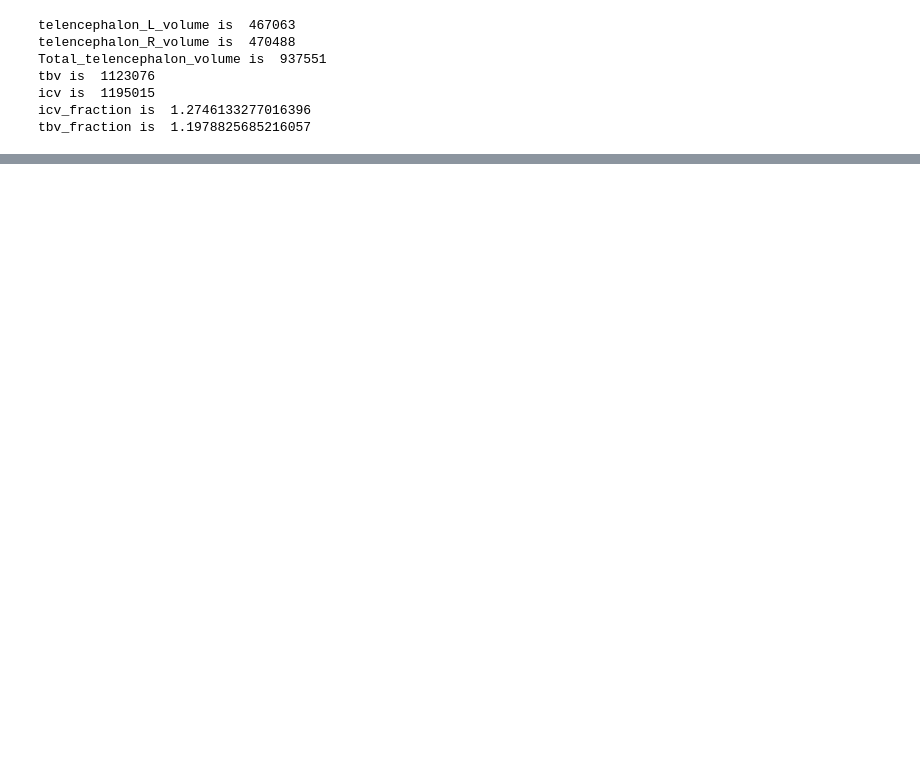
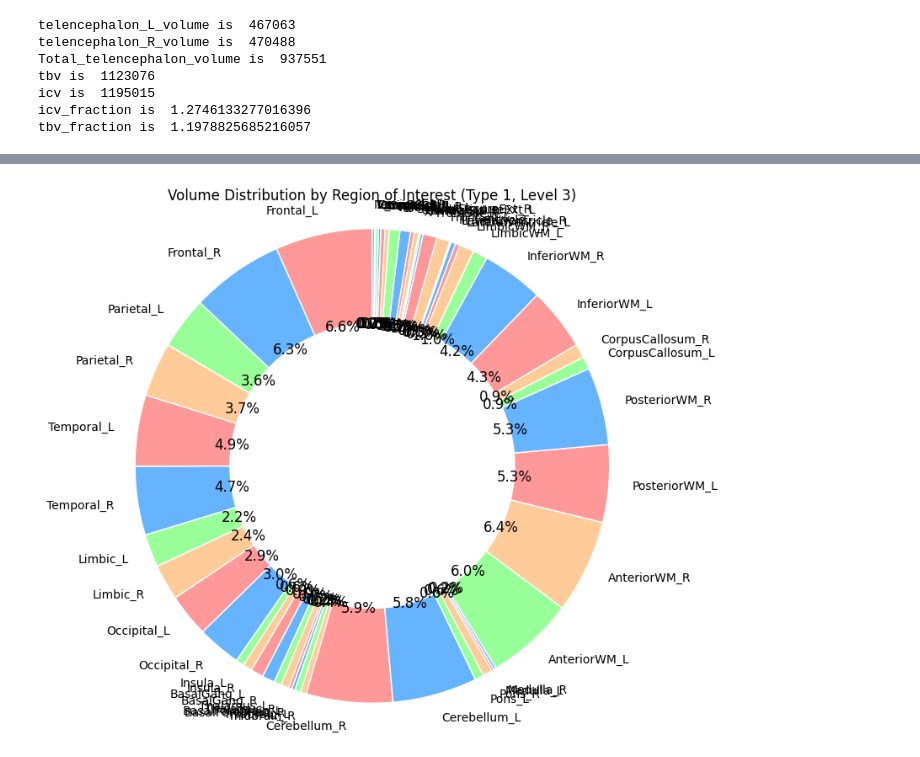
Before and after one commit to rjhanjee/my-first-repo, a Jupyter notebook: hw3.ipynb, the cells around one changed output, grey strips where cells are left out. Drawn from its saved outputs; the diff is of its cells as text; code cells hidden in the pictures; blank space fills up the shorter version.

```diff
--- a/hw3.ipynb
+++ b/hw3.ipynb
@@ -35,0 +86,47 @@ tbv_fraction is  1.1978825685216057
+# %%
+import pandas as pd
+import numpy as np
+import matplotlib.pyplot as plt # Import matplotlib.pyplot
+url = "https://raw.githubusercontent.com/smart-stats/ds4bio_book/main/book/assetts/kirby21AllLevels.csv"
+kirb21_df = pd.read_csv(url)
+
+kirby906a_ax_df = kirb21_df[kirb21_df['rawid'] == 'kirby906a_ax.img']
+kirby906a_ax_df = kirby906a_ax_df.drop(['Unnamed: 0', 'rawid', 'min', 'max', 'mean', 'std','icv','tbv','id'], axis = 1)
+
+kirby906a_ax_df = kirby906a_ax_df.loc[(kirby906a_ax_df['type'] == 1) & (kirby906a_ax_df['level'] == 3)].copy()
+# kirby906a_ax_df.head()
+
+# Define sizes and labels for the pie chart
+sizes = kirby906a_ax_df['volume']
+labels = kirby906a_ax_df['roi']
+
+colors = ['#ff9999', '#66b3ff', '#99ff99', '#ffcc99'] # Optional: define colors
+
+# Create a figure and axis
+fig, ax = plt.subplots(figsize=(8, 8))
+
+# Create the pie chart
+wedges, texts, autotexts = ax.pie(sizes, labels=labels, autopct='%1.1f%%',
+                                  startangle=90, colors=colors,
+                                  wedgeprops=dict(width=0.4, edgecolor='white')) # width creates the donut hole
+
+# Add a circle in the center to make it a donut
+# You can also use plt.Circle directly if you don't use wedgeprops width
+# centre_circle = plt.Circle((0,0), 0.60, fc='white')
+# fig.gca().add_artist(centre_circle)
+
+# Customize the text properties (optional)
+for autotext in autotexts:
+    autotext.set_color('black')
+    autotext.set_fontsize(12)
+
+# Set the aspect ratio to be equal so that pie is drawn as a circle.
+ax.axis('equal')
+
+# Add a title
+ax.set_title('Volume Distribution by Region of Interest (Type 1, Level 3)')
+
+# Display the chart
+plt.show()
+# %% [output]
+[figure, added]
```
Also changed, not shown: parts of 4 cells of this notebook.
